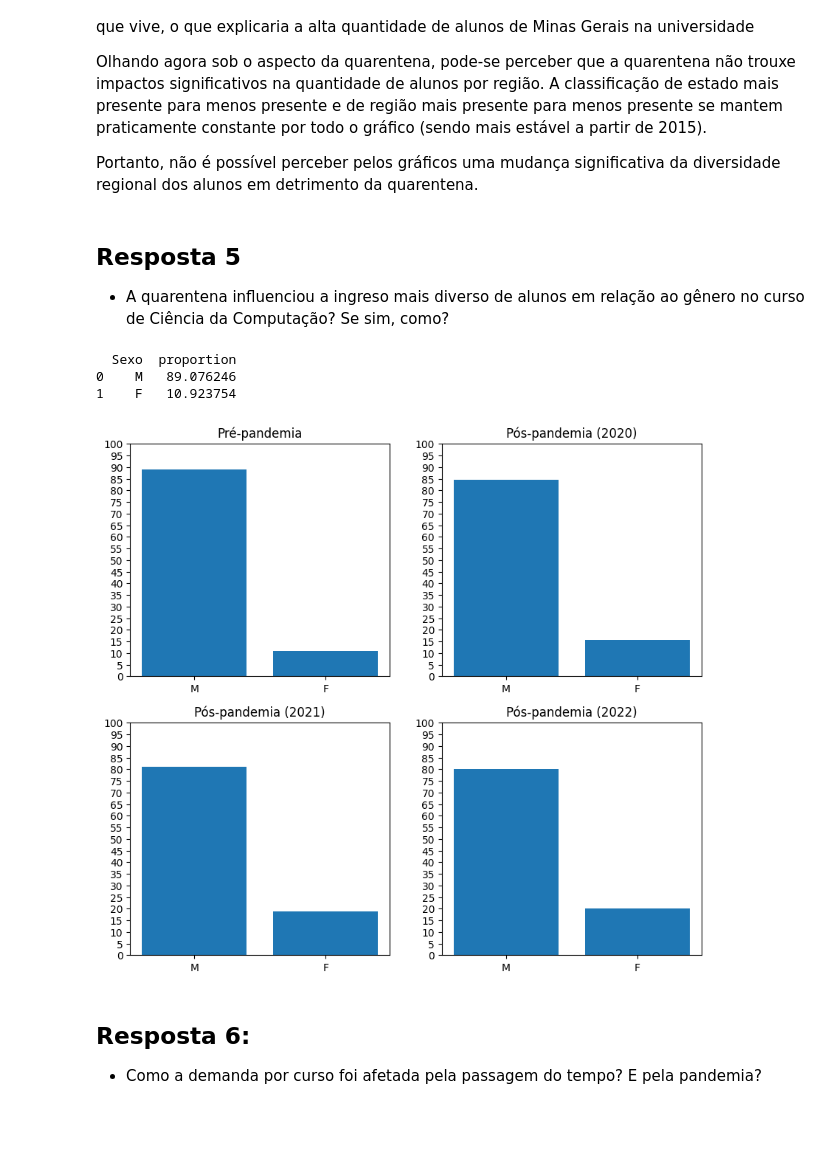
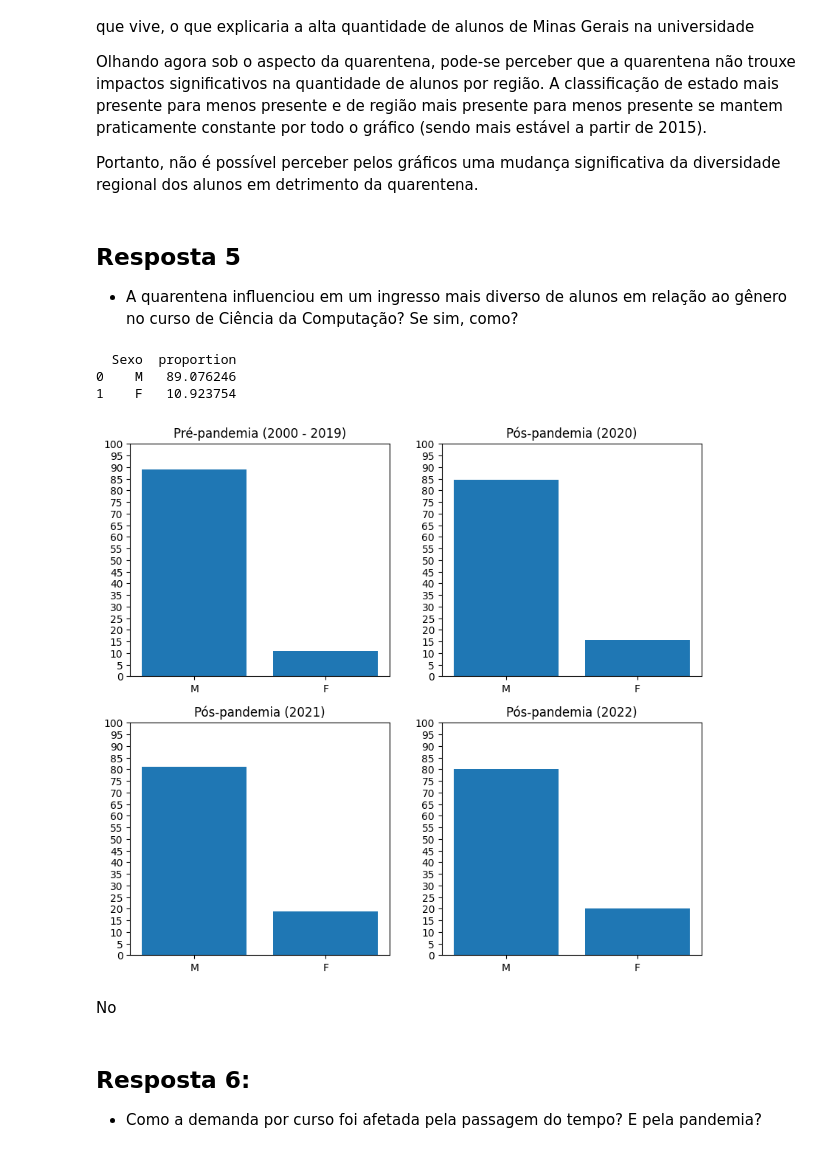
Before and after one commit to Duds04/Projeto_Dados, a Jupyter notebook: src/RespostasParte1.ipynb, the cells around one changed output. Saved outputs shown, nothing was run; the diff lists cells and outputs as text; code cells hidden in the pictures; blank space fills up the shorter version.

```diff
--- a/src/RespostasParte1.ipynb
+++ b/src/RespostasParte1.ipynb
@@ -380,7 +377,7 @@ Olhando agora sob o aspecto da quarentena, pode-se perceber que a quarentena nã
 Portanto, não é possível perceber pelos gráficos uma mudança significativa da diversidade regional dos alunos em detrimento da quarentena.
 # %% [markdown]
 ## Resposta 5
--  A quarentena influenciou a ingreso mais diverso de alunos em relação ao gênero no curso de Ciência da Computação? Se sim, como?
+-  A quarentena influenciou em um ingresso mais diverso de alunos em relação ao gênero no curso de Ciência da Computação? Se sim, como?
 # %%
 # Quarentena (a partir do 1º ano que houve ingressantes, 2020 a 2022)
 dfQ5 = df.copy()
@@ -393,35 +390,37 @@ dfQ5_posPandemia = dfQ5[dfQ5['Admissao_Ano'] >= 2020]
 dfQ5_prePandemia_genero = dfQ5_prePandemia['Sexo'].value_counts(normalize=True).reset_index()
 dfQ5_prePandemia_genero['proportion'] = dfQ5_prePandemia_genero['proportion'] * 100
 dfQ5_posPandemia_genero = dfQ5_posPandemia.groupby('Admissao_Ano')['Sexo'].value_counts(normalize=True).reset_index()
 dfQ5_posPandemia_genero['proportion'] = dfQ5_posPandemia_genero['proportion'] * 100
 
 plt.figure(figsize=(10, 9))
 
 plt.subplot(2, 2, 1)
 plt.bar(data=dfQ5_prePandemia_genero, x='Sexo', height='proportion')
 plt.xticks(rotation=0)
-plt.title('Pré-pandemia')
+plt.title('Pré-pandemia (2000 - 2019)')
 plt.yticks(range(0, 101, 5))
 
 
 
 count = 2
 for admissao in (dfQ5_posPandemia_genero['Admissao_Ano'].unique()):
     plt.subplot(2, 2, count)  # Definindo o subplot para o campus atual
     plt.bar(data=dfQ5_posPandemia_genero[dfQ5_posPandemia_genero['Admissao_Ano'] == admissao], x='Sexo', height='proportion')
     plt.title(f'Pós-pandemia ({admissao})')
     plt.yticks(range(0, 101, 5))
     count+=1
 
 print(dfQ5_prePandemia_genero)
 dfQ5_posPandemia_genero
 
 plt.show()
 # %% [output]
   Sexo  proportion
 0    M   89.076246
 1    F   10.923754
-[figure, old version]
+[figure, new version]
+# %% [markdown]
+No
 # %% [markdown]
 ## Resposta 6:
 - Como a demanda por curso foi afetada pela passagem do tempo? E pela pandemia?
```
Also changed, not shown: parts of 1 cell of this notebook, 4 other files.
